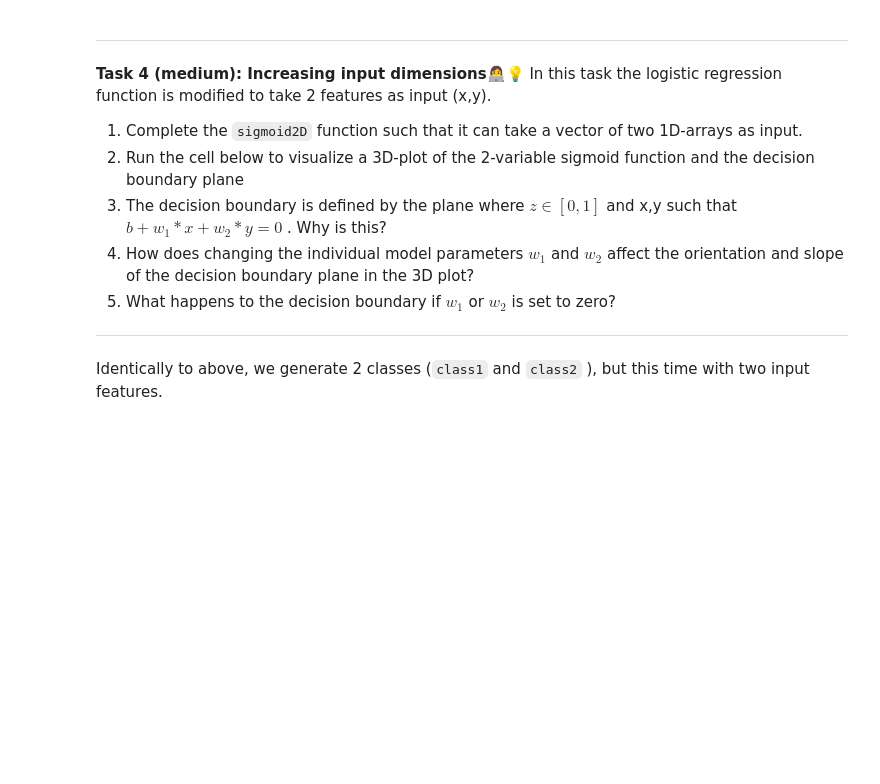
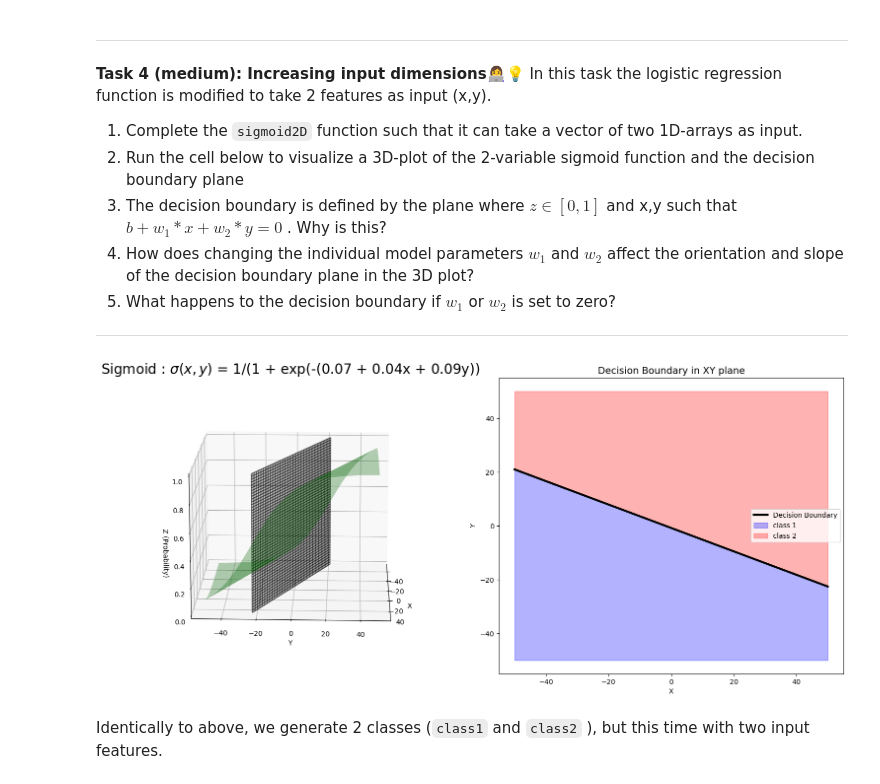
Before and after one commit to Slug-Boi-ITU-Repositories/iml_exercises, a Jupyter notebook: W10/01-logistic_regression.ipynb, the cells around one changed output. Saved outputs shown, nothing was run; the diff lists cells and outputs as text; code cells hidden in the pictures; blank space fills up the shorter version.

```diff
--- a/W10/01-logistic_regression.ipynb
+++ b/W10/01-logistic_regression.ipynb
@@ -219,8 +233,12 @@ def sigmoid2D(X,params) :  # sigmoid function
     :param parametes: List of the model parameters.
     :return: output values of the sigmoid function.
     """
-    # Write solutions here
-    ...
+
+    X, Y = X
+    w0, w1, w2 = params
+    linear_term = w0 + w1 * X + w2 * Y
+    sog = 1 / (1 + np.exp(-linear_term))
+    return sog
 
 #### Plotting
 x = np.linspace(-50, 50, 1000)
@@ -239,33 +257,35 @@ y_decision_boundary = -(params3[0]/params3[2]) - (params3[1]/params3[2]) * x
 
 # Create mesh for decision boundary plane in 3D space
 Y_decision, Z_decision = np.meshgrid(y_decision_boundary, np.linspace(0, 1, 1000))  # z from 0 to 1 for probabilities
 X_decision = np.tile(x, (len(Y_decision), 1))  # x values remain constant for the plane
 
 # Plot the decision boundary as a wireframe to make it clearly visible
 boundary_surface = ax1.plot_wireframe(X_decision, Y_decision, Z_decision, color='black', alpha=0.6, label='Decision Boundary')
 sigmoid_surface = ax1.plot_surface(X, Y, Z, color='green', alpha=0.3)  # making it more transparent
 
 ax1.set_title(r"Sigmoid : $\sigma(x,y)$ = 1/(1 + exp(-(%.2f + %.2fx + %.2fy))"%(params3[0],params3[1],params3[2]), fontsize=20)
 ax1.set_xlabel('X')
 ax1.set_ylabel('Y')
 ax1.set_zlabel('Z (Probability)')
 ax1.view_init(elev=15., azim=2)
 
 # ----- Second subplot: 2D projection of the decision boundary -----
 ax2 = fig.add_subplot(1, 2, 2)  # 1 row, 2 columns, second plot
 
 # Plot the decision boundary line
 ax2.plot(x, y_decision_boundary, color='black',linewidth=3, label='Decision Boundary')
 ax2.fill_between(x, y_decision_boundary, y[0], color='blue', alpha=0.3, label = 'class 1')  # Optional: fill area under the line
 ax2.fill_between(x, y_decision_boundary, y[-1], color='red', alpha=0.3, label = 'class 2')  # Optional: fill area under the line
 
 ax2.set_xlabel('X')
 ax2.set_ylabel('Y')
 ax2.set_title('Decision Boundary in XY plane', fontsize=14)
 ax2.legend()
 
 plt.tight_layout()
 plt.show()
+# %% [output]
+[figure, added]
 # %%
 # write your reflections here
 # %% [markdown]
```
Also changed, not shown: parts of 6 cells of this notebook.
